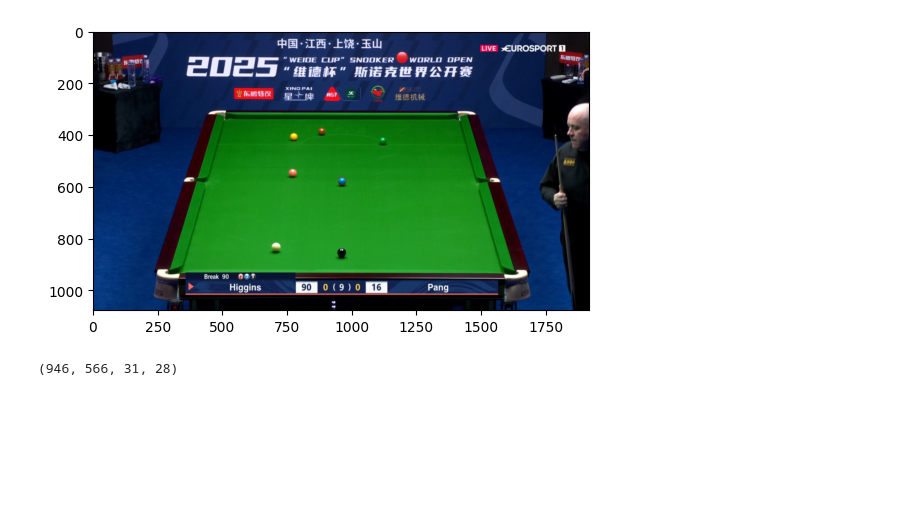
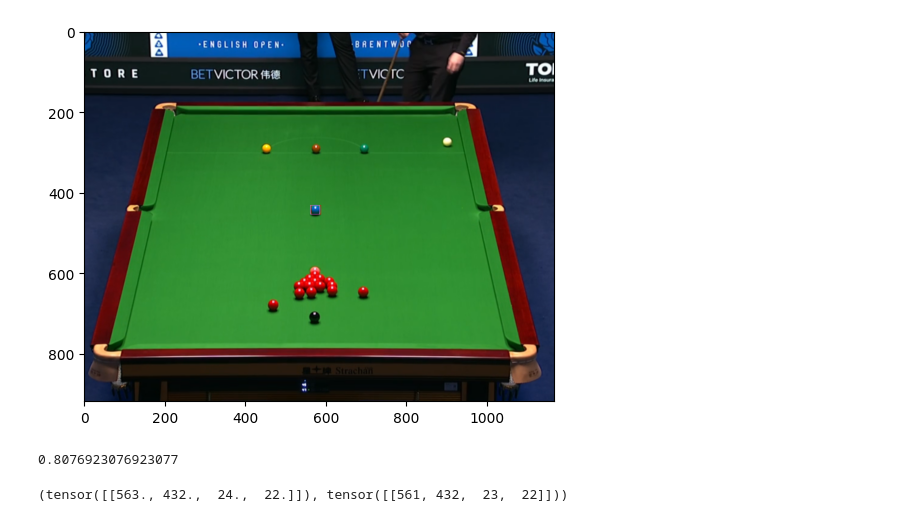
Before and after one commit to polymorvic/deep-peep-snooker, a Jupyter notebook: read_convert_ball_annotation copy 2.ipynb, the cells around one changed output. Cells and saved outputs as stored; diff of their text form; code cells hidden in the pictures; blank space fills up the shorter version.

Commit message:
docs(notebook): update ball annotation conversion
Refresh notebook outputs and adjust saved playfield GT filename.

Made-with: Cursor

```diff
--- a/read_convert_ball_annotation copy 2.ipynb
+++ b/read_convert_ball_annotation copy 2.ipynb
@@ -16,6 +20,6 @@ from deep_peep_snooker.utils.helpers import set_debug_mode
 # %%
 leaded_clean = PlayfieldAnnotationCollection.from_clean_file('data/playfield_gt.json')
-picname = '09_051.png' # pic_01_30_01   pic_01_02_01   03_008    pic_05_61_01    10_022    09_051
+picname = 'pic_01_02_01.png' # pic_01_30_01   pic_01_47_01  pic_01_10_01 pic_01_02_01   03_008    pic_05_61_01    10_022    09_051
 # %%
 img = read_image_as_numpyimage(f'data/pics/{picname}')
 ann = leaded_clean.filter_by_image(picname)
@@ -31,4 +33,9 @@ set_debug_mode(True)
 # %%
 finder = BallFinder(img, playfield)
+bbox_result = finder.find_blue()
+
+x, y, w, h = bbox_result.as_numpy.astype(int)
 # %%
-x, y, w, h = finder.find_blue()
+bac = BallAnnotationCollection.from_clean_file('data/ball_gt.json')
+bbox_gt = bac.get_bboxes_by_color(picname, 'blue')
+x_gt, y_gt, w_gt, h_gt = transform_bbox(finder.img, bbox_gt[0].as_numpy).astype(int)
@@ -39,8 +42,7 @@ x, y, w, h = finder.find_blue()
 # %%
-display_img(cv2.rectangle(finder.img, (x, y), (x + w, y + h), (255, 0, 0), thickness=1))
+cv2.rectangle(finder.img, (x, y), (x + w, y + h), (255, 0, 0), thickness=1)
+cv2.rectangle(finder.img, (x_gt, y_gt), (x_gt + w_gt, y_gt + h_gt), (255, 100, 255), thickness=1)
+
+display_img(finder.img)
 # %% [output]
-[figure, old version]
+[figure, new version]
-# %%
-x, y, w, h
-# %% [output]
-(946, 566, 31, 28)
@@ -46,0 +51,4 @@ x, y, w, h
+# %%
+(21*22)/(26*22)
+# %% [output]
+0.8076923076923077
@@ -46,0 +58,4 @@ x, y, w, h
+# %%
+bbox_result, bbox_gt
+# %% [output]
+(tensor([[563., 432.,  24.,  22.]]), tensor([[561, 432,  23,  22]]))
```
Also changed, not shown: parts of 7 cells of this notebook, 1 other file.
